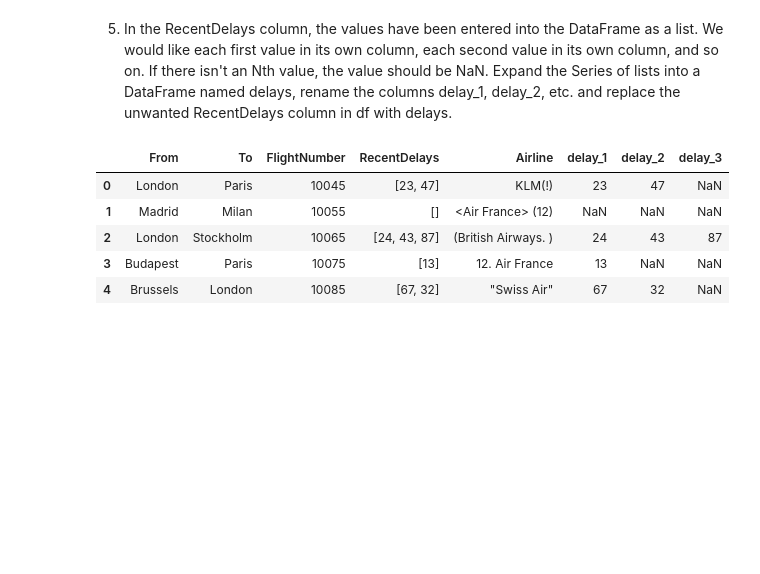
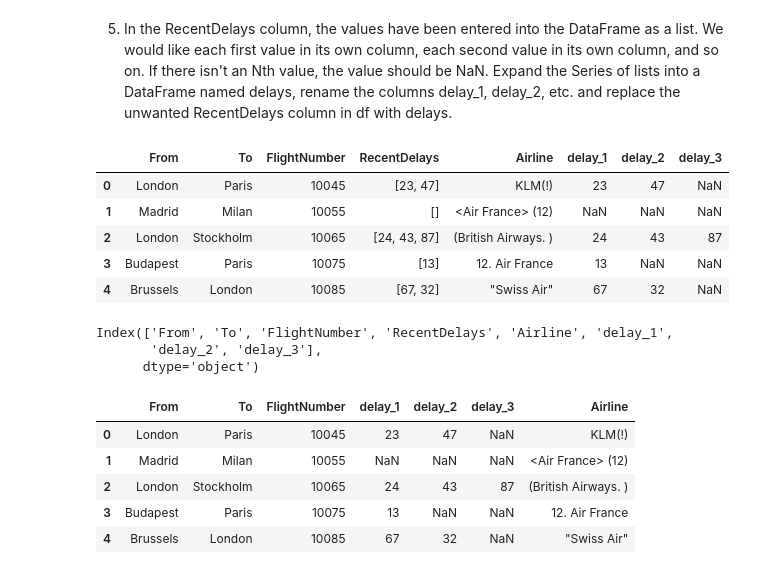
Before and after one commit to rohit19kumar/Feature_Eng, a Jupyter notebook: Data_Cleaning_assignment.ipynb, the cells around one changed output. Saved outputs shown, nothing was run; the diff lists cells and outputs as text; code cells hidden in the pictures; blank space fills up the shorter version.

```diff
--- a/Data_Cleaning_assignment.ipynb
+++ b/Data_Cleaning_assignment.ipynb
@@ -172,3 +172,21 @@ df
 | 4 | Brussels | London | 10085 | [67, 32] | "Swiss Air" | 67 | 32 | NaN |
 # %%
 # please tell me the method through which part 5 of the Question I can do with code automatically
+# %%
+df.columns
+# %% [output]
+Index(['From', 'To', 'FlightNumber', 'RecentDelays', 'Airline', 'delay_1',
+       'delay_2', 'delay_3'],
+      dtype='object')
+# %%
+del df['RecentDelays']
+df=df[['From', 'To', 'FlightNumber','delay_1', 'delay_2',
+       'delay_3','Airline']]
+df
+# %% [output]
+|  | From | To | FlightNumber | delay_1 | delay_2 | delay_3 | Airline |
+| 0 | London | Paris | 10045 | 23 | 47 | NaN | KLM(!) |
+| 1 | Madrid | Milan | 10055 | NaN | NaN | NaN | <Air France> (12) |
+| 2 | London | Stockholm | 10065 | 24 | 43 | 87 | (British Airways. ) |
+| 3 | Budapest | Paris | 10075 | 13 | NaN | NaN | 12. Air France |
+| 4 | Brussels | London | 10085 | 67 | 32 | NaN | "Swiss Air" |
```
